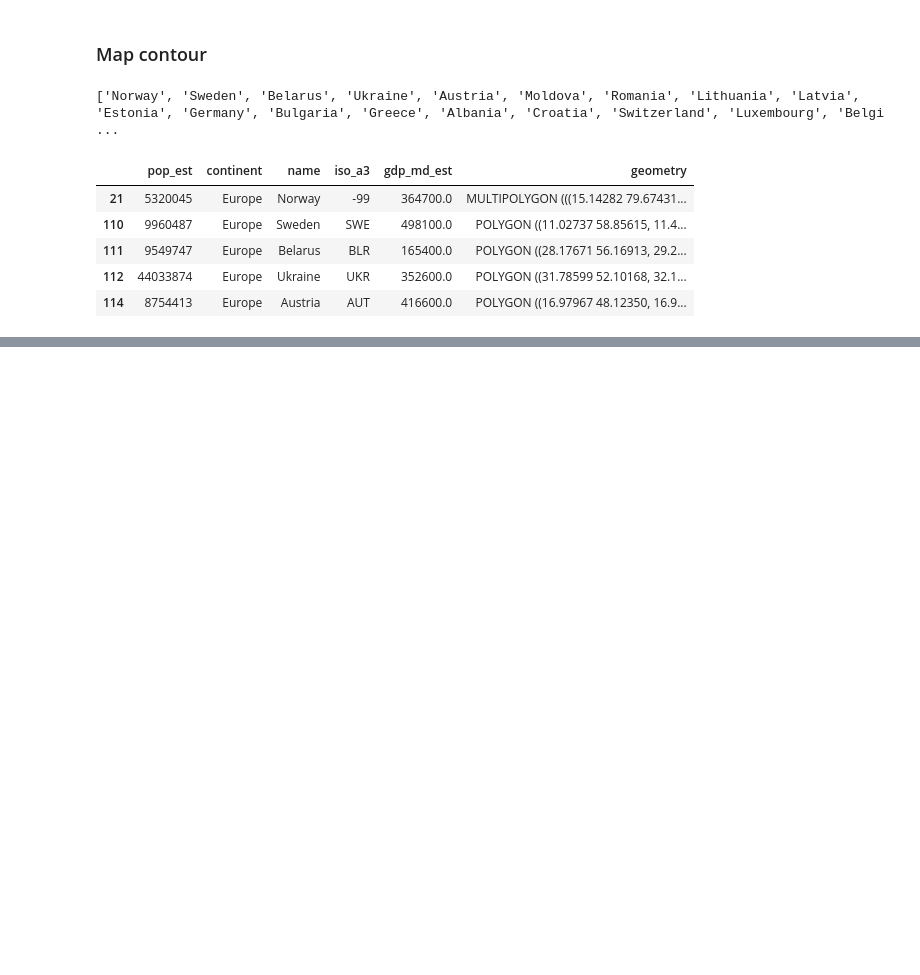
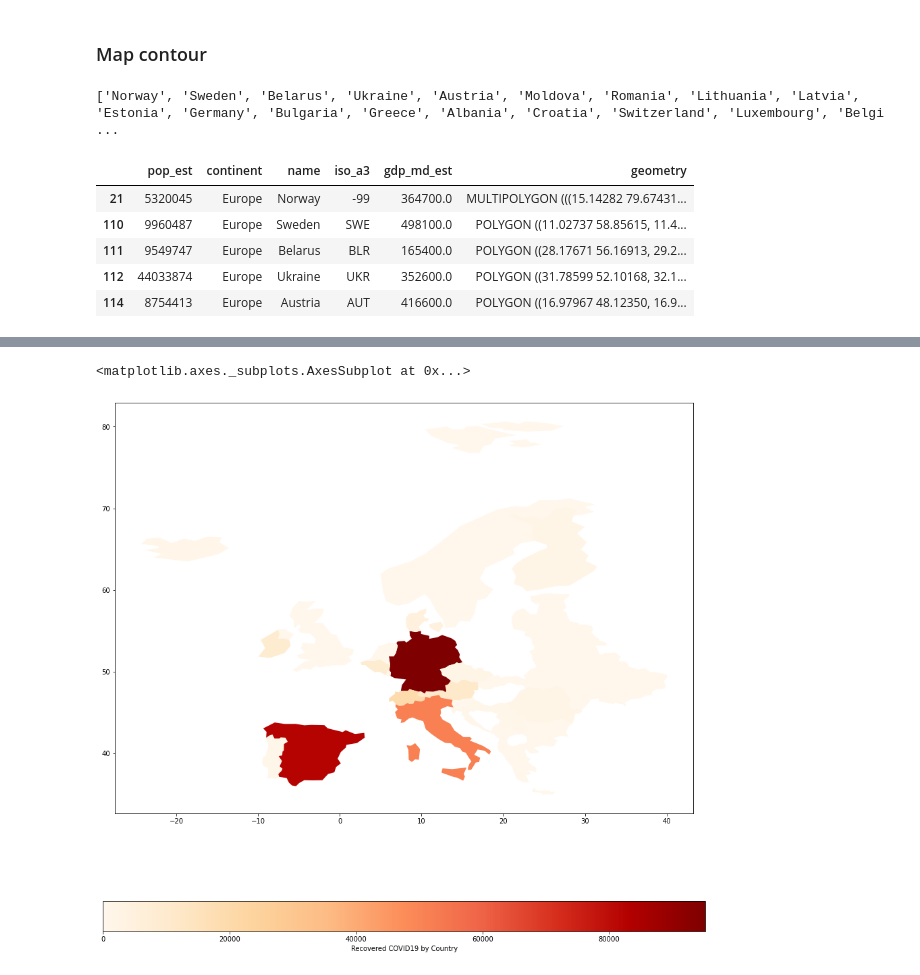
Before and after one commit to mpruna/COVID-19_Interactive, a Jupyter notebook: Analytics_Forecasting/covid_geo_maps.ipynb, the cells around one changed output, grey strips where cells are left out. Drawn from its saved outputs; the diff is of its cells as text; code cells hidden in the pictures; blank space fills up the shorter version.

```diff
--- a/Analytics_Forecasting/covid_geo_maps.ipynb
+++ b/Analytics_Forecasting/covid_geo_maps.ipynb
@@ -155,0 +152,7 @@ merged_slice.plot(figsize=(16,16),column="Confirmed")
+# %%
+merged_slice.plot(figsize=(16,16), column='Recovered',legend=True,cmap='OrRd',
+            legend_kwds={'label': "Recovered COVID19 by Country",
+                         'orientation': "horizontal"})
+# %% [output]
+<matplotlib.axes._subplots.AxesSubplot at 0x...>
+[figure, added]
```
Also changed, not shown: parts of 7 cells of this notebook.
